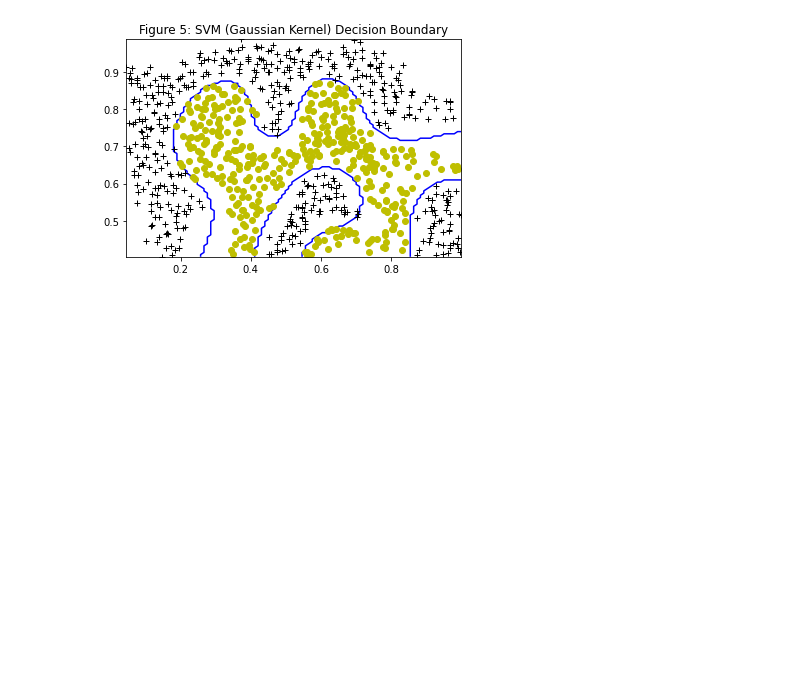
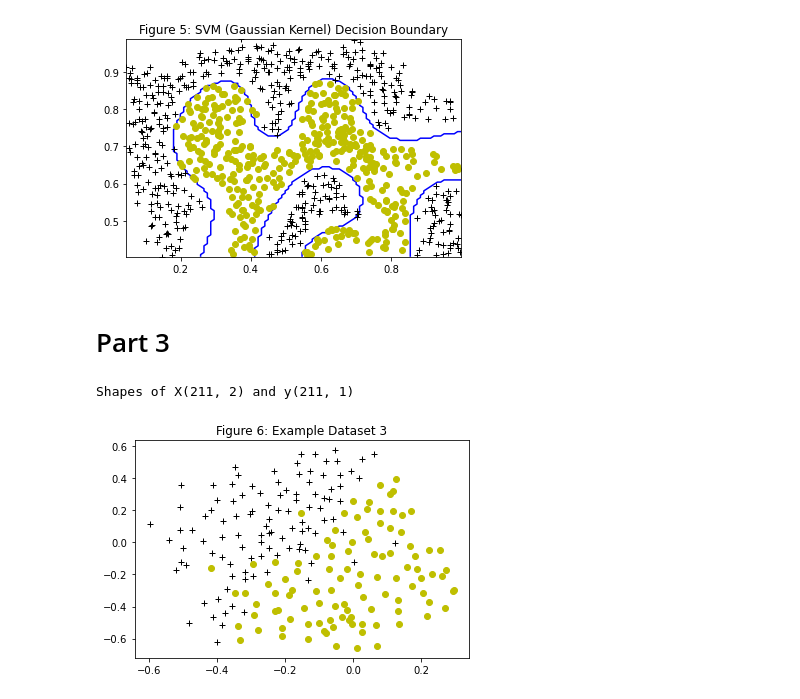
Before and after one commit to TROISTROIS/SVM-In-Practice, a Jupyter notebook: svm.ipynb, the cells around one changed output. Saved outputs shown, nothing was run; the diff lists cells and outputs as text; code cells hidden in the pictures; blank space fills up the shorter version.

```diff
--- a/svm.ipynb
+++ b/svm.ipynb
@@ -302,3 +302,19 @@ visualizeBoundary(X, y, model, "Figure 5: SVM (Gaussian Kernel) Decision Boundar
 # %% [output]
 Training SVM with RBF Kernel (this may take 1 to 2 minutes)...
 [figure]
+# %% [markdown]
+# Part 3
+# %%
+data = loadmat(r"C:\Users\user\Documents\ML\Support Vector Machines\Exercise\ex6data3.mat")
+
+X = data['X']
+y = data['y']
+Xval = data['Xval']
+yval = data['yval']
+
+print("Shapes of X{} and y{}".format(X.shape, y.shape))
+
+plotData(X, y, "Figure 6: Example Dataset 3")
+# %% [output]
+Shapes of X(211, 2) and y(211, 1)
+[figure, added]
```
Also changed, not shown: parts of 1 cell of this notebook.
